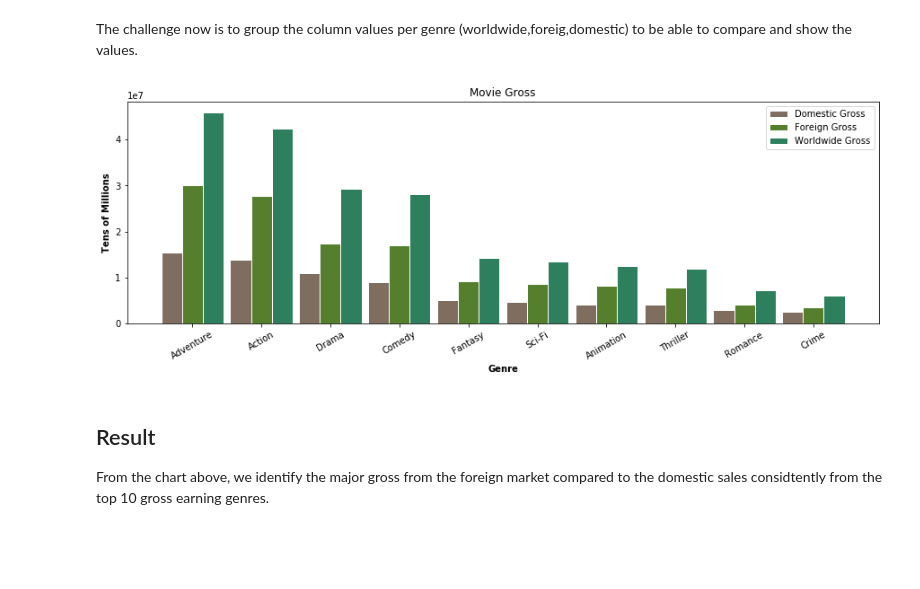
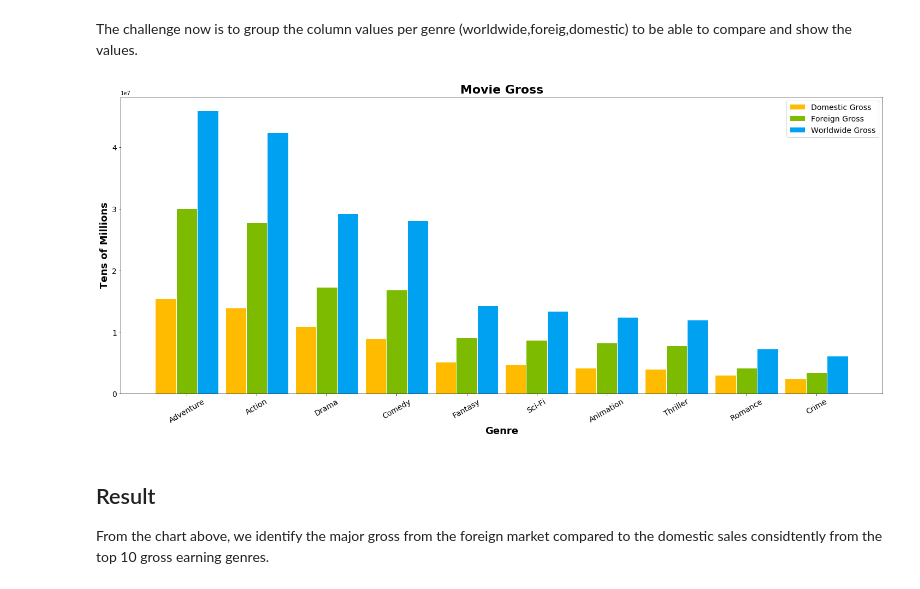
Before and after one commit to phoebetwong/flatiron_mod1project, a Jupyter notebook: mod1_proj.ipynb, the cells around one changed output. Saved outputs shown, nothing was run; the diff lists cells and outputs as text; code cells hidden in the pictures; blank space fills up the shorter version.

```diff
--- a/mod1_proj.ipynb
+++ b/mod1_proj.ipynb
@@ -333,37 +333,40 @@ gbars2=gbars2[0:10]
 gbars3=gbars3[0:10]
 # %%
 #Creating grouped barchart
-figure = plt.figure(figsize=(15, 10))
-axes = figure.add_subplot(2, 1, 1)
+figure = plt.figure(figsize=(25, 10))
+axes = figure.add_subplot(1, 1, 1)
 
 # set width of bar
 barWidth = 0.3
 
 
 # Set position of bar on X axis
 r1 = np.arange(len(gbars1))
 r2 = [x + barWidth for x in r1]
 r3 = [x + barWidth for x in r2]
 
     # Make the plot
-plt.bar(r1, gbars2, color='#7f6d5f', width=barWidth, edgecolor='white', label='Domestic Gross')
-plt.bar(r2, gbars1, color='#557f2d', width=barWidth, edgecolor='white', label='Foreign Gross')
-plt.bar(r3, gbars3, color='#2d7f5e', width=barWidth, edgecolor='white', label='Worldwide Gross')
+plt.bar(r1, gbars2, color='#ffbb00', width=barWidth, edgecolor='white', label='Domestic Gross')
+plt.bar(r2, gbars1, color='#7cbb00', width=barWidth, edgecolor='white', label='Foreign Gross')
+plt.bar(r3, gbars3, color='#00a1f1', width=barWidth, edgecolor='white', label='Worldwide Gross')
+
 
 
 # Add xticks o the middle of the group bars
-plt.xlabel('Genre', fontweight='bold')
-plt.ylabel('Tens of Millions', fontweight='bold')
+plt.xlabel('Genre', fontweight='bold',fontsize=18)
+plt.ylabel('Tens of Millions', fontweight='bold',fontsize=18)
+plt.yticks(fontsize=14)
+plt.xticks(fontsize=14)
 plt.xticks([r + barWidth for r in range(len(gbars1))], list(bars1.index))
 axes.set_xticklabels(axes.get_xticklabels(),rotation=30)
 
-plt.title('Movie Gross')
+plt.title('Movie Gross',fontsize=22,fontweight='bold')
 # Create legend & Show graphic
-plt.legend()
-plt.savefig('Movie Gross.jpg')
+plt.legend(numpoints=1, fontsize=14)
+plt.savefig('MovieGross.jpg', bbox_inches="tight")
 plt.show()
 # %% [output]
-[figure, old version]
+[figure, new version]
 # %% [markdown]
 ## Result
 From the chart above, we identify the major gross from the foreign market compared to the domestic sales considtently from the top 10 gross earning genres.
```
Also changed, not shown: parts of 3 cells of this notebook, 10 other files.
